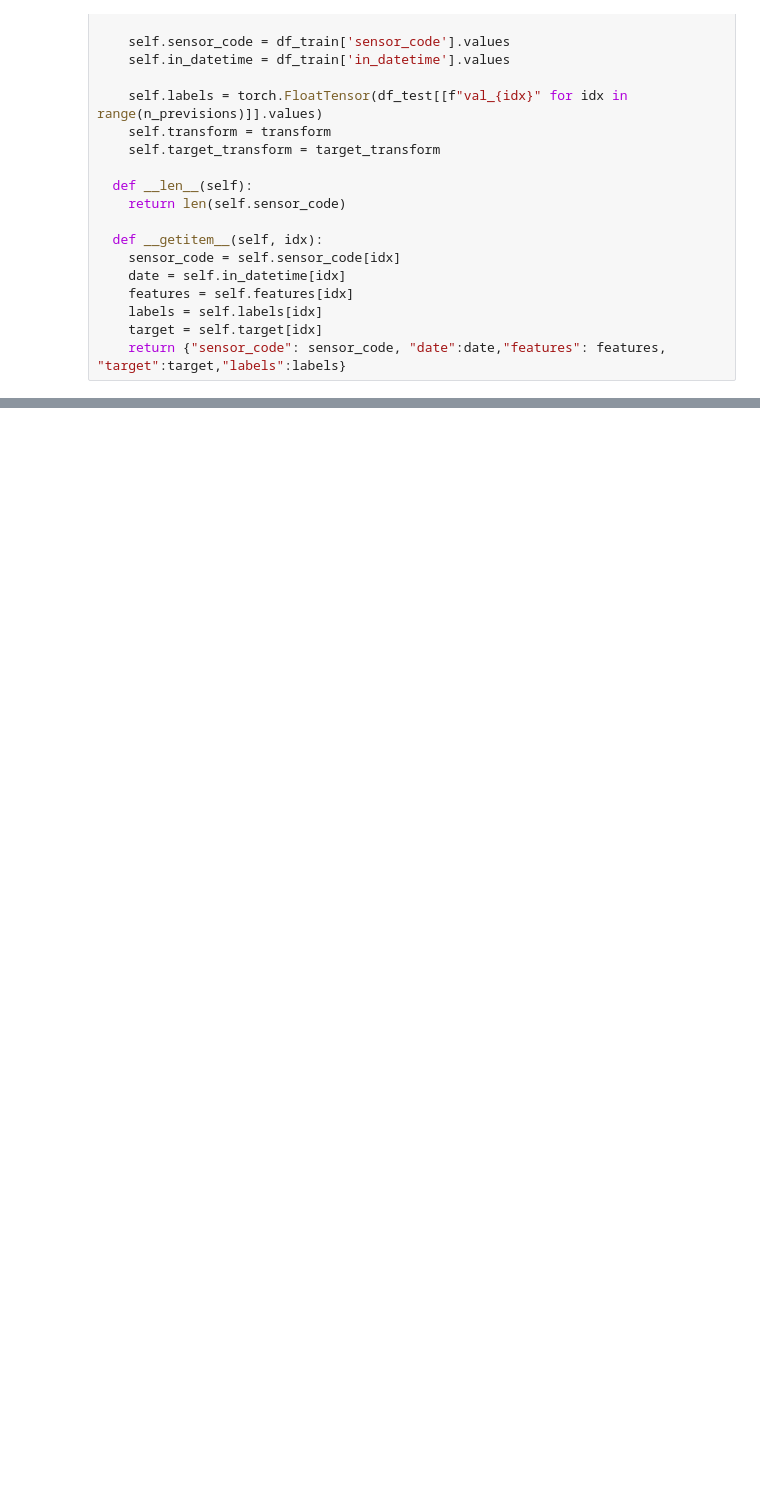
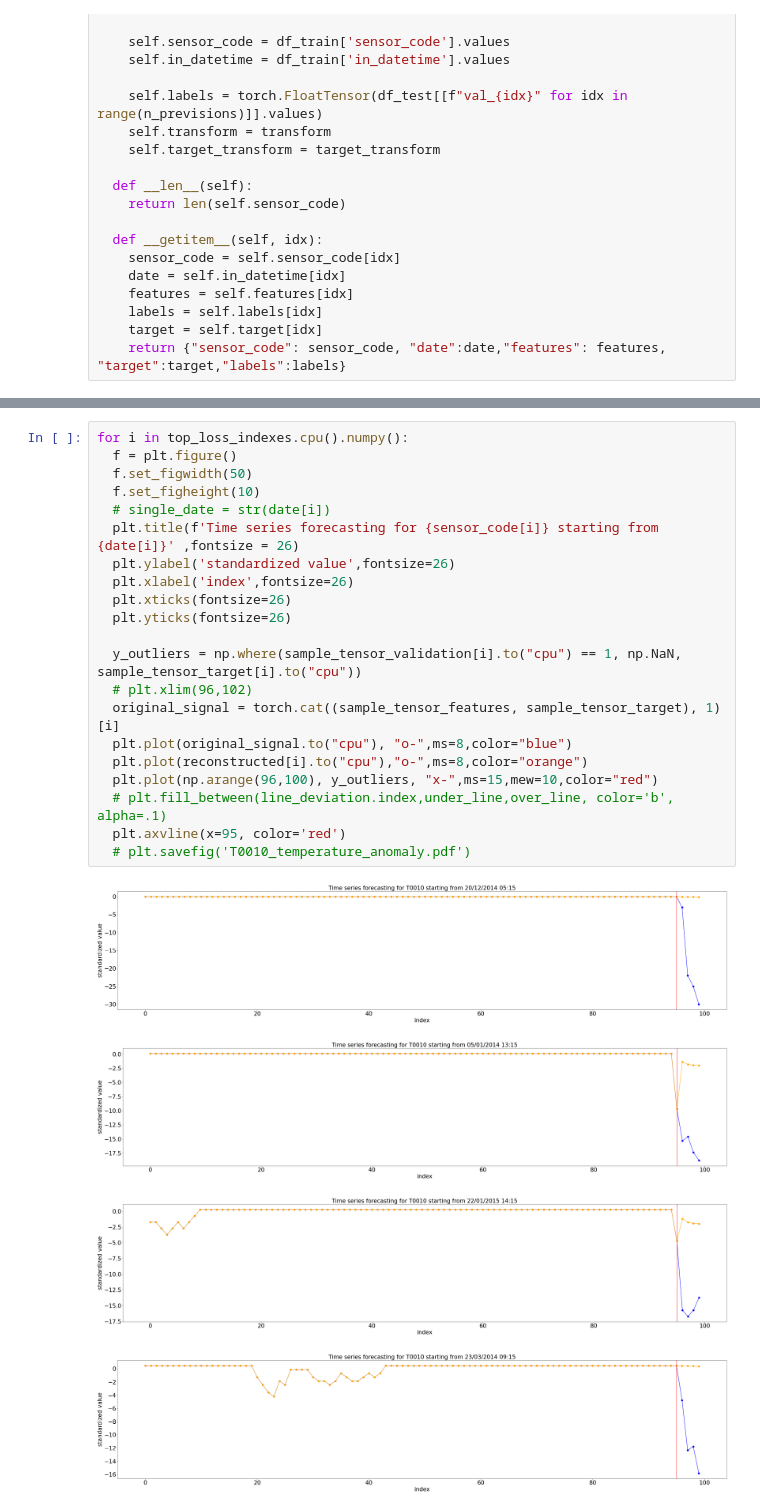
Before and after one commit to eliazonta/AI-Challenge-HIT-2022, a Jupyter notebook: python_code/notebooks/AnomalyDetection/anomaly_detection_forecasting.ipynb, the cells around one changed output, grey strips where cells are left out. Drawn from its saved outputs; the diff is of its cells as text; blank space fills up the shorter version.

Commit message:
Real anomaly detection with visualization of anomalous data

```diff
--- a/python_code/notebooks/AnomalyDetection/anomaly_detection_forecasting.ipynb
+++ b/python_code/notebooks/AnomalyDetection/anomaly_detection_forecasting.ipynb
@@ -328,0 +303,26 @@ tensor([[-1.1623, -0.7085, -0.5140,  ...,  0.1992,  0.3289,  0.1992],
+# %%
+for i in top_loss_indexes.cpu().numpy():
+  f = plt.figure()
+  f.set_figwidth(50)
+  f.set_figheight(10)
+  # single_date = str(date[i])
+  plt.title(f'Time series forecasting for {sensor_code[i]} starting from {date[i]}' ,fontsize = 26)
+  plt.ylabel('standardized value',fontsize=26)
+  plt.xlabel('index',fontsize=26)
+  plt.xticks(fontsize=26)
+  plt.yticks(fontsize=26)
+
+  y_outliers = np.where(sample_tensor_validation[i].to("cpu") == 1, np.NaN, sample_tensor_target[i].to("cpu"))
+  # plt.xlim(96,102)
+  original_signal = torch.cat((sample_tensor_features, sample_tensor_target), 1)[i]
+  plt.plot(original_signal.to("cpu"), "o-",ms=8,color="blue")
+  plt.plot(reconstructed[i].to("cpu"),"o-",ms=8,color="orange")
+  plt.plot(np.arange(96,100), y_outliers, "x-",ms=15,mew=10,color="red")
+  # plt.fill_between(line_deviation.index,under_line,over_line, color='b', alpha=.1)
+  plt.axvline(x=95, color='red')
+  # plt.savefig('T0010_temperature_anomaly.pdf')
+# %% [output]
+[figure, added]
+[figure, added]
+[figure, added]
+[figure, added]
```
Also changed, not shown: parts of 10 cells of this notebook.
